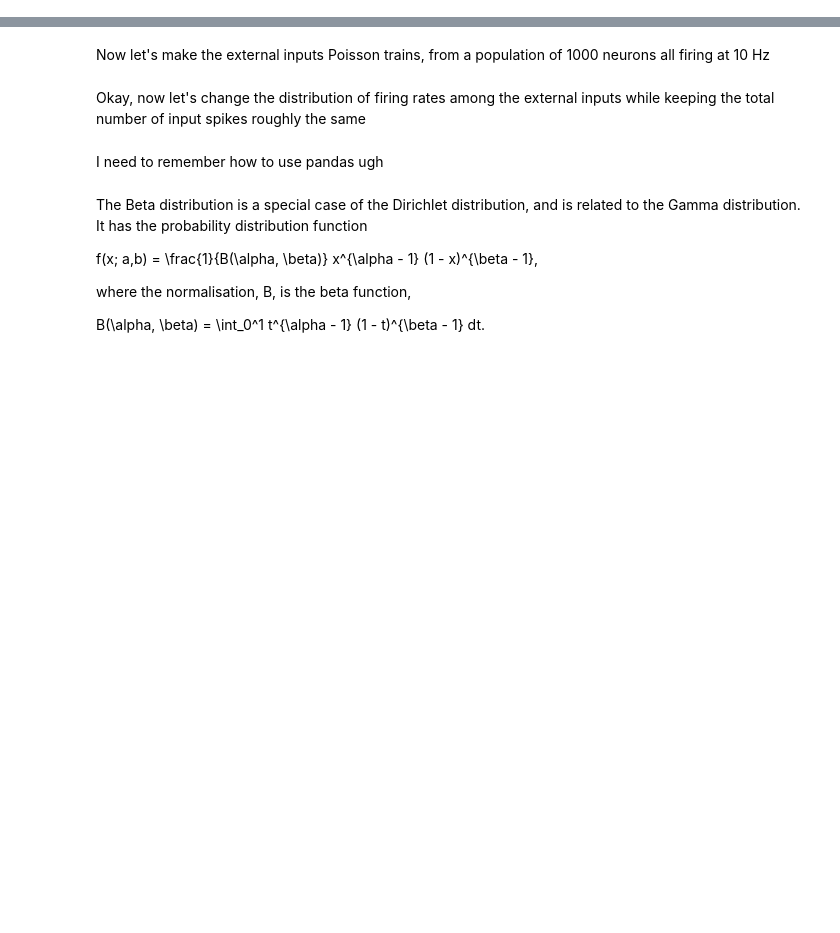
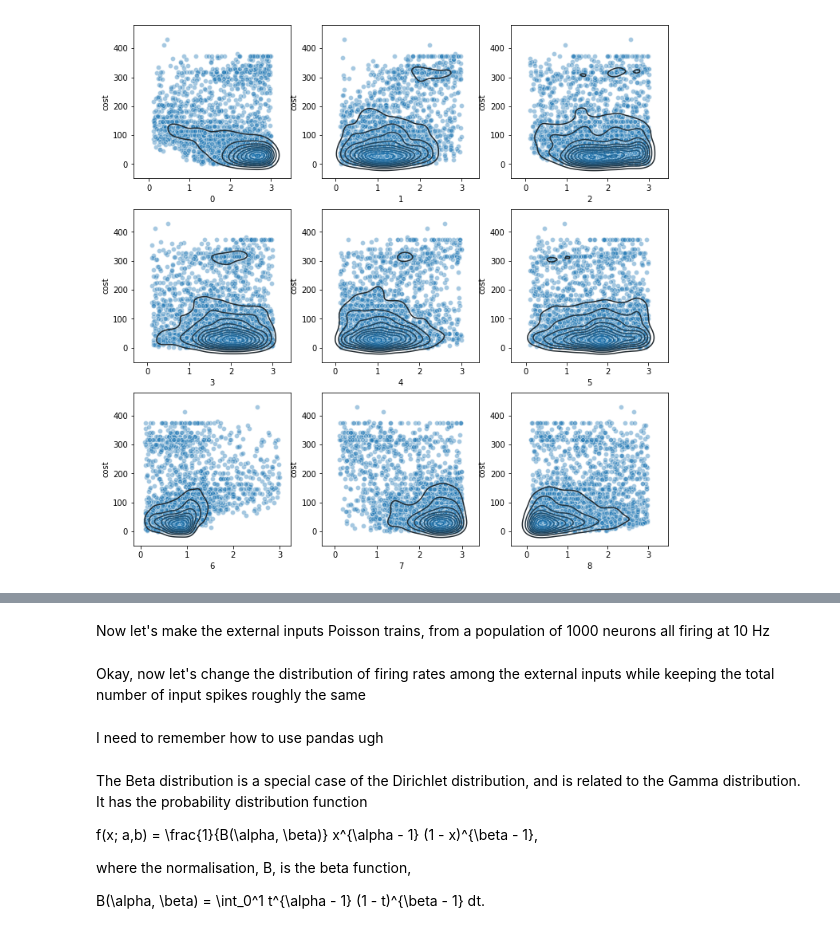
Before and after one commit to ANaka/dh_model, a Jupyter notebook: dh_model_rate_fitting.ipynb, the cells around one changed output, grey strips where cells are left out. Saved outputs shown, nothing was run; the diff lists cells and outputs as text; code cells hidden in the pictures; blank space fills up the shorter version.

```diff
--- a/dh_model_rate_fitting.ipynb
+++ b/dh_model_rate_fitting.ipynb
@@ -274,0 +429,8 @@ res = op.differential_evolution(func = run_network,bounds = bounds,
+# %%
+f,ax = plt.subplots(3,3,figsize = (12,12))
+ax = ax.flatten()
+for n in range(9):
+    sns.kdeplot(df[n],df['cost'],ax = ax[n])
+    sns.scatterplot(df[n],df['cost'],alpha = 0.4,ax = ax[n])
+# %% [output]
+[figure, added]
```
Also changed, not shown: parts of 27 cells of this notebook, 1 other file.
